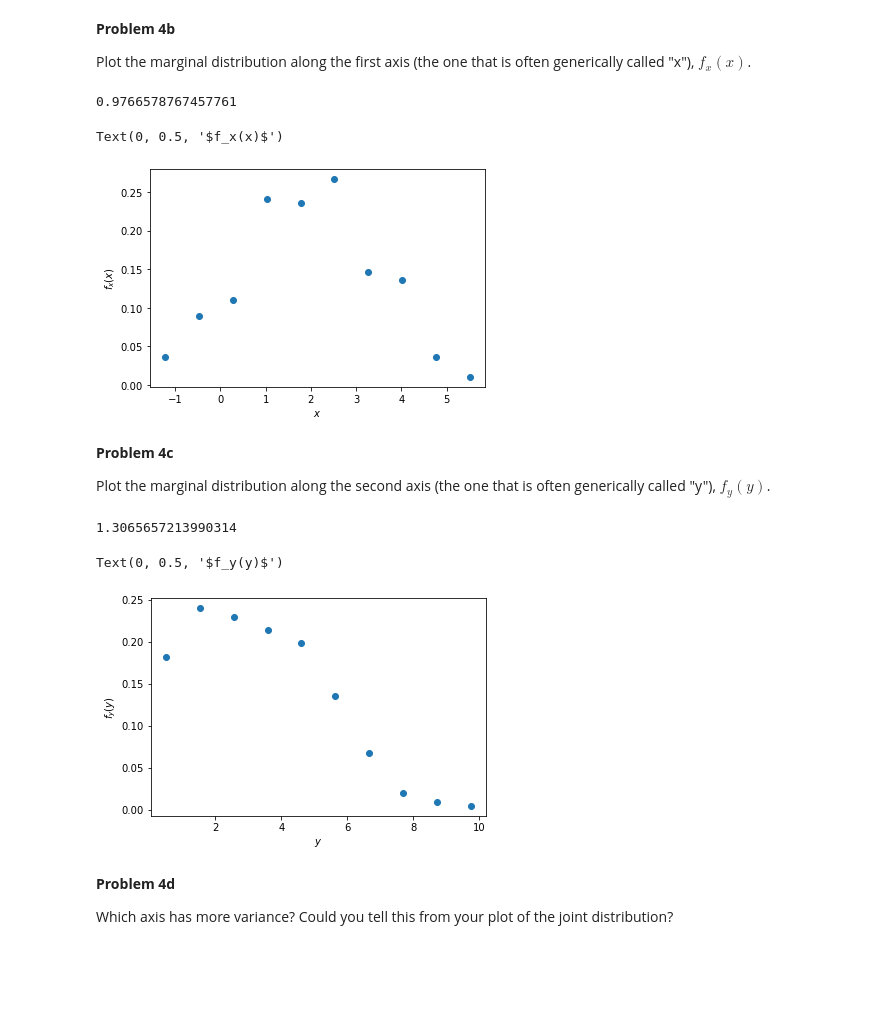
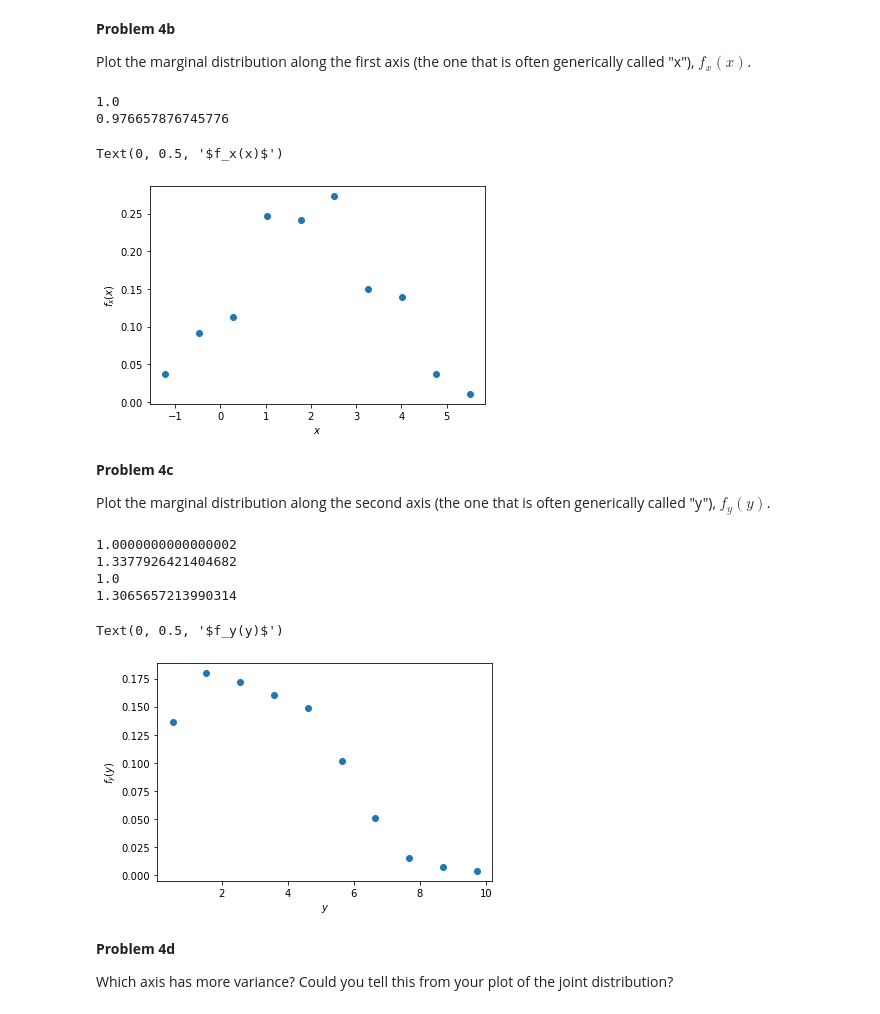
Before and after one commit to jharry99/Data-Analysis-Phys-441, a Jupyter notebook: ProblemSet2.ipynb, the cells around one changed output. Cells and saved outputs as stored; diff of their text form; code cells hidden in the pictures; blank space fills up the shorter version.

```diff
--- a/ProblemSet2.ipynb
+++ b/ProblemSet2.ipynb
@@ -182,14 +182,20 @@ Plot the marginal distribution along the first axis (the one that is often gener
 dx, dy = np.abs(hist[1][1]-hist[1][0]), np.abs(hist[2][1]-hist[2][0])
 fx = np.sum(hist[0], axis=1)
 x = 0.5*(hist[1][1:]+hist[1][:-1]) # x array is defined at the bin midpoints along x-direction
-print(np.sum(fx)*dx)
-plt.scatter(x, fx)
+
+normalized_fx = np.divide(fx, np.sum(fx*dx)) # Normalize by the total area
+
+print(np.sum(normalized_fx*dx))
+print(np.sum(fx*dx))
+
+plt.scatter(x, normalized_fx)
 plt.xlabel(r'$x$')
 plt.ylabel(r'$f_x(x)$')
 # %% [output]
-0.9766578767457761
+1.0
+0.976657876745776
 Text(0, 0.5, '$f_x(x)$')
-[figure, old version]
+[figure, new version]
 # %% [markdown]
 **Problem 4c**
 
@@ -197,15 +203,24 @@ Plot the marginal distribution along the second axis (the one that is often gene
 # %%
 fy = np.sum(hist[0], axis=0)
 y = 0.5*(hist[2][1:]+hist[2][:-1]) # x array is defined at the bin midpoints along x-direction
 
-print(np.sum(fy))
-plt.scatter(y, fy)
+normalized_fy = np.divide(fy, np.sum(fy*dy)) # Normalize by the total area
+
+print(np.sum(normalized_fy*dy))
+print(np.sum(fy*dy))
+print(np.sum(hist[0]*dx*dy)) # Joint distribution normalized but marginals are not???
+print(np.sum(fy*dy)*np.sum(fx*dx))
+
+plt.scatter(y, normalized_fy)
 plt.xlabel(r'$y$')
 plt.ylabel(r'$f_y(y)$')
 # %% [output]
+1.0000000000000002
+1.3377926421404682
+1.0
 1.3065657213990314
 Text(0, 0.5, '$f_y(y)$')
-[figure, old version]
+[figure, new version]
 # %% [markdown]
 **Problem 4d**
 
```
Also changed, not shown: parts of 2 cells of this notebook.
